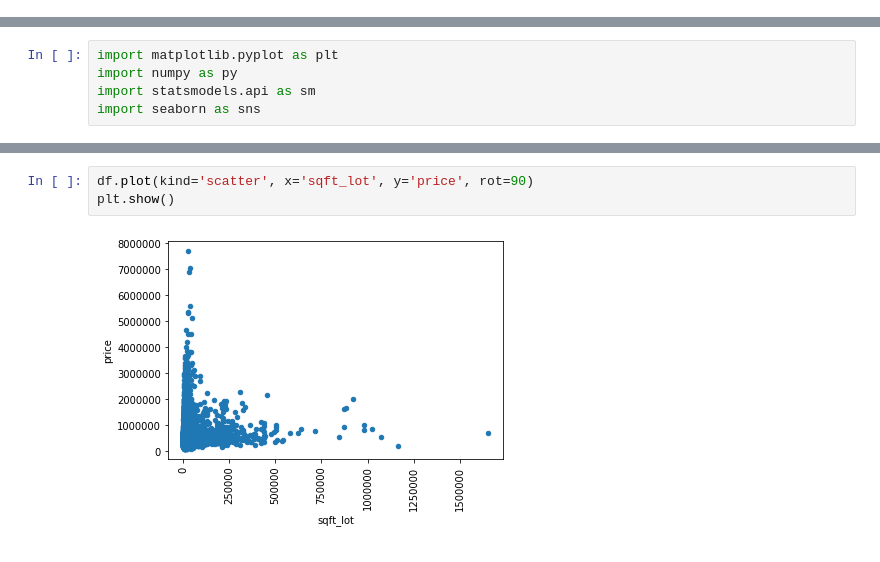
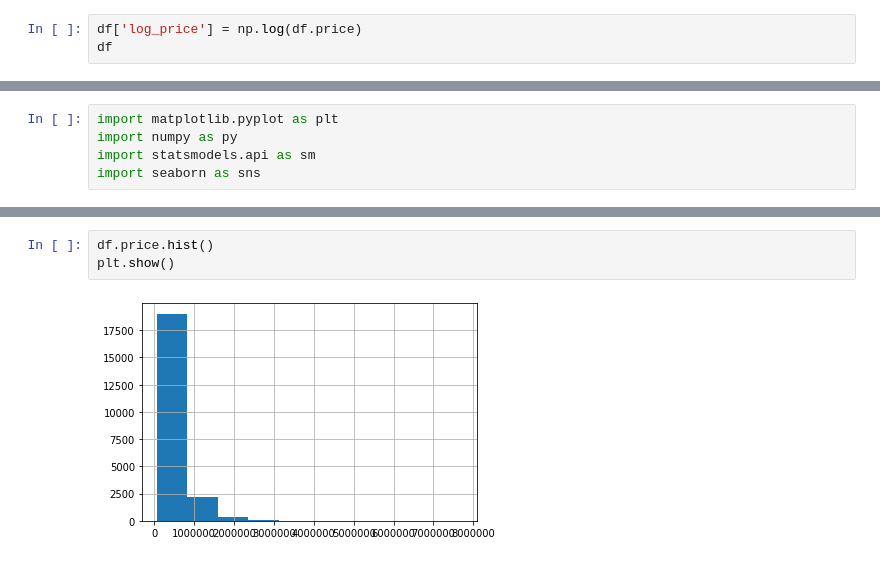
Before and after one commit to ajwal14/Springboard-DSBC, a Jupyter notebook: housing_data.ipynb, the cells around one changed output, grey strips where cells are left out. Drawn from its saved outputs; the diff is of its cells as text.

```diff
--- a/housing_data.ipynb
+++ b/housing_data.ipynb
@@ -23,3 +25,6 @@ df
 | 21611 | 291310100 | 20150116T000000 | 400000.0 | 3 | 2.50 | 1600 | 2388 | 2.0 | 0 | 0 | ... |
 | 21612 | 1523300157 | 20141015T000000 | 325000.0 | 2 | 0.75 | 1020 | 1076 | 2.0 | 0 | 0 | ... |
 21613 rows × 21 columns
+# %%
+df['log_price'] = np.log(df.price)
+df
@@ -95,5 +124,5 @@ dtype: int64
 # %%
-df.plot(kind='scatter', x='sqft_lot', y='price', rot=90)
+df.price.hist()
 plt.show()
 # %% [output]
-[figure, old version]
+[figure, new version]
```
Also changed, not shown: parts of 19 cells of this notebook.
